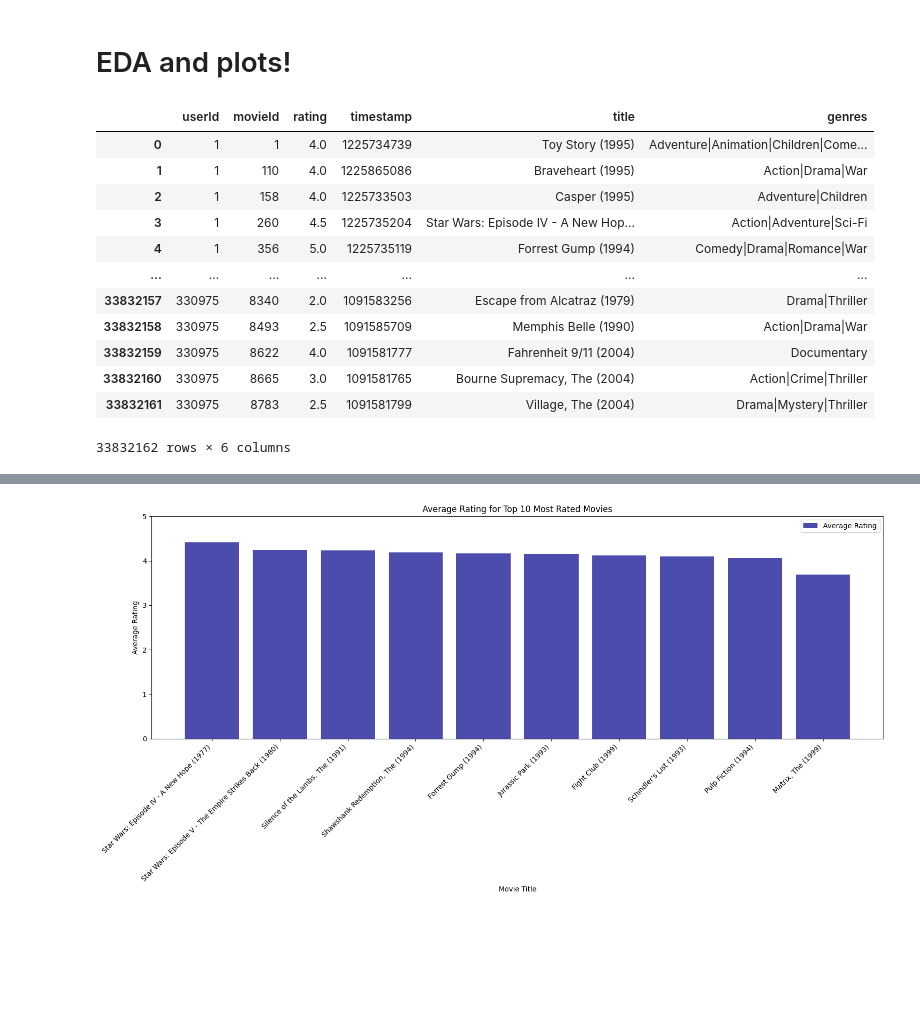
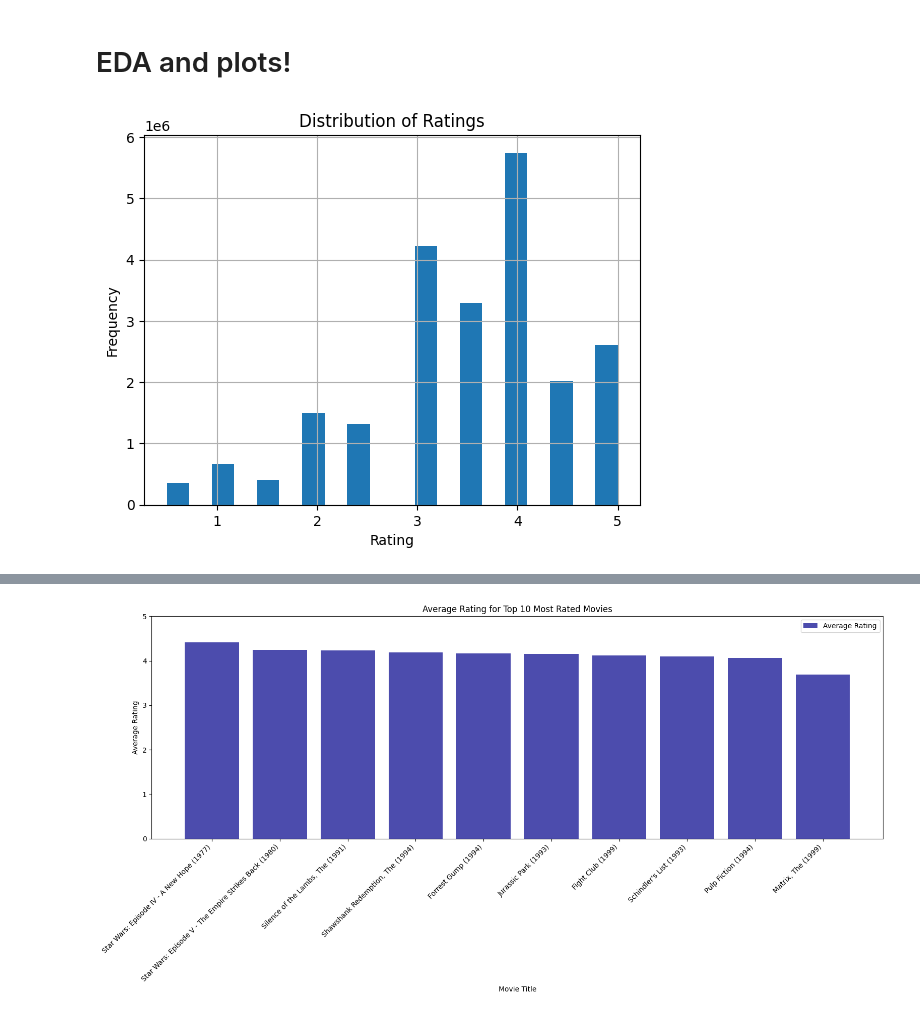
Before and after one commit to Lyceriuss/Python-Henrik-Pedersen-OPA2023, a Jupyter notebook: AI2-Lab1/Labb.ipynb, the cells around one changed output, grey strips where cells are left out. Saved outputs shown, nothing was run; the diff lists cells and outputs as text; code cells hidden in the pictures; blank space fills up the shorter version.

```diff
--- a/AI2-Lab1/Labb.ipynb
+++ b/AI2-Lab1/Labb.ipynb
@@ -60,0 +57,13 @@ Need to filter the data first since the dataset is 900mb. Looking for different
+# %%
+movie_rating_counts = df_combined["movieId"].value_counts()
+
+#Usage of cold start to cut down the dataset. EDA shows there are no 0 entries.
+movies_to_keep = movie_rating_counts[movie_rating_counts >= 300].index
+df_combined_filtered_movies = df_combined[df_combined["movieId"].isin(
+    movies_to_keep)]
+
+user_review_counts = df_combined_filtered_movies["userId"].value_counts()
+
+users_to_keep = user_review_counts[user_review_counts >= 150].index
+df_final_filtered = df_combined_filtered_movies[df_combined_filtered_movies["userId"].isin(
+    users_to_keep)]
@@ -61,19 +86,11 @@ Need to filter the data first since the dataset is 900mb. Looking for different
 # %% [markdown]
 # EDA and plots!
-# %%
-df_combined
-# %% [output]
-|  | userId | movieId | rating | timestamp | title | genres |
-| 0 | 1 | 1 | 4.0 | 1225734739 | Toy Story (1995) | Adventure|Animation|Children|Come... |
-| 1 | 1 | 110 | 4.0 | 1225865086 | Braveheart (1995) | Action|Drama|War |
-| 2 | 1 | 158 | 4.0 | 1225733503 | Casper (1995) | Adventure|Children |
-| 3 | 1 | 260 | 4.5 | 1225735204 | Star Wars: Episode IV - A New Hop... | Action|Adventure|Sci-Fi |
-| 4 | 1 | 356 | 5.0 | 1225735119 | Forrest Gump (1994) | Comedy|Drama|Romance|War |
-| ... | ... | ... | ... | ... | ... | ... |
-| 33832157 | 330975 | 8340 | 2.0 | 1091583256 | Escape from Alcatraz (1979) | Drama|Thriller |
-| 33832158 | 330975 | 8493 | 2.5 | 1091585709 | Memphis Belle (1990) | Action|Drama|War |
-| 33832159 | 330975 | 8622 | 4.0 | 1091581777 | Fahrenheit 9/11 (2004) | Documentary |
-| 33832160 | 330975 | 8665 | 3.0 | 1091581765 | Bourne Supremacy, The (2004) | Action|Crime|Thriller |
-| 33832161 | 330975 | 8783 | 2.5 | 1091581799 | Village, The (2004) | Drama|Mystery|Thriller |
-33832162 rows × 6 columns
+# %%
+df_final_filtered['rating'].hist(bins=20)
+plt.title('Distribution of Ratings')
+plt.xlabel('Rating')
+plt.ylabel('Frequency')
+plt.show()
+# %% [output]
+[figure, added]
 # %%
```
Also changed, not shown: parts of 35 cells of this notebook.
